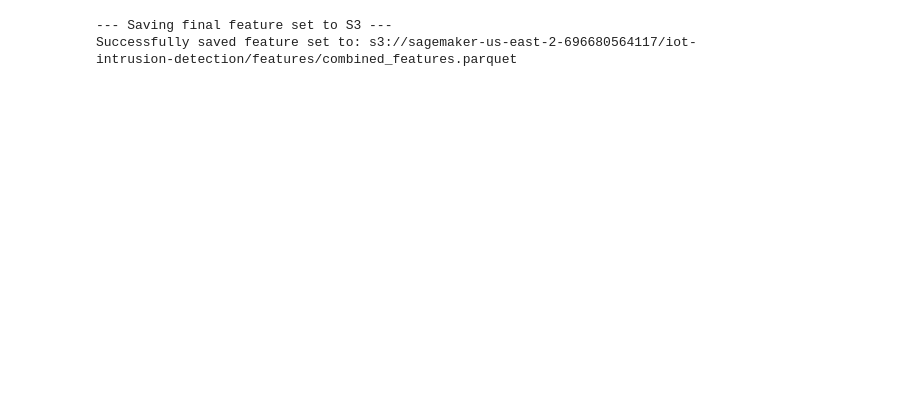
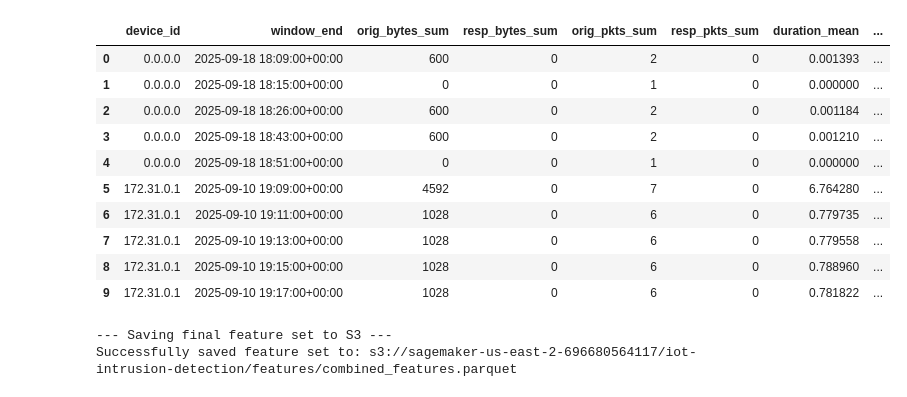
Before and after one commit to lawwmower/iot-security-AWS, a Jupyter notebook: 01-data-exploration.ipynb, the cells around one changed output. Saved outputs shown, nothing was run; the diff lists cells and outputs as text; code cells hidden in the pictures; blank space fills up the shorter version.

```diff
--- a/01-data-exploration.ipynb
+++ b/01-data-exploration.ipynb
@@ -373,0 +578,81 @@ Final feature table has 149 rows.
+# %%
+# Cell 5: Combine Zeek and Suricata Features (aligned with new columns)
+
+import pandas as pd
+import numpy as np
+
+print("--- Combining Zeek and Suricata Feature Sets ---")
+
+# 1) Normalize Zeek columns to ['device_id', 'window_end', ...]
+zf = feature_df.copy()
+z_renames = {}
+if "id.orig_h" in zf.columns: z_renames["id.orig_h"] = "device_id"
+if "ts" in zf.columns:        z_renames["ts"]        = "window_end"
+zf = zf.rename(columns=z_renames)
+
+# Ensure required columns exist
+assert "device_id" in zf.columns,  "Zeek features missing 'device_id'"
+assert "window_end" in zf.columns, "Zeek features missing 'window_end'"
+
+# Coerce Zeek window_end to UTC datetime (minute buckets)
+zf["window_end"] = pd.to_datetime(zf["window_end"], utc=True, errors="coerce")
+
+# 2) Normalize Suricata columns to ['device_id', 'window_end', 'alert_count', 'unique_alert_signatures']
+sf = suricata_features_df.copy() if 'suricata_features_df' in locals() else pd.DataFrame()
+
+if not sf.empty:
+    s_renames = {}
+    if "src_ip" in sf.columns:     s_renames["src_ip"]     = "device_id"
+    if "timestamp" in sf.columns:  s_renames["timestamp"]  = "window_end"
+    sf = sf.rename(columns=s_renames)
+
+    # Coerce Suricata window_end to UTC datetime (minute buckets)
+    if "window_end" in sf.columns:
+        sf["window_end"] = pd.to_datetime(sf["window_end"], utc=True, errors="coerce")
+
+    # Ensure alert columns exist (create if missing)
+    if "alert_count" not in sf.columns:
+        sf["alert_count"] = 0
+    if "unique_alert_signatures" not in sf.columns:
+        sf["unique_alert_signatures"] = 0
+else:
+    # Build an empty frame with expected columns for a painless merge
+    sf = pd.DataFrame(columns=["device_id", "window_end", "alert_count", "unique_alert_signatures"])
+
+# 3) Merge on device_id + window_end (left = Zeek minutes)
+combined_features_df = zf.merge(
+    sf[["device_id", "window_end", "alert_count", "unique_alert_signatures"]],
+    on=["device_id", "window_end"],
+    how="left"
+)
+
+# 4) Fill NAs for alert features and downcast dtypes
+for col in ["alert_count", "unique_alert_signatures"]:
+    if col in combined_features_df.columns:
+        combined_features_df[col] = (
+            pd.to_numeric(combined_features_df[col], errors="coerce")
+            .fillna(0)
+            .astype("int32")
+        )
+    else:
+        combined_features_df[col] = np.int32(0)
+
+# Optional: sort for readability
+combined_features_df = combined_features_df.sort_values(["device_id", "window_end"]).reset_index(drop=True)
+
+print("Successfully merged Zeek and Suricata features!")
+print(f"Final feature table has {len(combined_features_df)} rows and {combined_features_df.shape[1]} columns.")
+
+# Preview — select common training columns if present
+preview_cols = [c for c in [
+    "device_id", "window_end",
+    "orig_bytes_sum", "resp_bytes_sum",
+    "orig_pkts_sum", "resp_pkts_sum",
+    "duration_mean",
+    "unique_dest_ips", "unique_dest_ports",
+    "conn_count",
+    "alert_count", "unique_alert_signatures"
+] if c in combined_features_df.columns]
+
+display(combined_features_df[preview_cols].head(10) if preview_cols else combined_features_df.head(10))
+# %% [output]
@@ -374,3 +662,14 @@ Final feature table has 149 rows.
+|  | device_id | window_end | orig_bytes_sum | resp_bytes_sum | orig_pkts_sum | resp_pkts_sum | duration_mean | ... |
+| 0 | 0.0.0.0 | 2025-09-18 18:09:00+00:00 | 600 | 0 | 2 | 0 | 0.001393 | ... |
+| 1 | 0.0.0.0 | 2025-09-18 18:15:00+00:00 | 0 | 0 | 1 | 0 | 0.000000 | ... |
+| 2 | 0.0.0.0 | 2025-09-18 18:26:00+00:00 | 600 | 0 | 2 | 0 | 0.001184 | ... |
+| 3 | 0.0.0.0 | 2025-09-18 18:43:00+00:00 | 600 | 0 | 2 | 0 | 0.001210 | ... |
+| 4 | 0.0.0.0 | 2025-09-18 18:51:00+00:00 | 0 | 0 | 1 | 0 | 0.000000 | ... |
+| 5 | 172.31.0.1 | 2025-09-10 19:09:00+00:00 | 4592 | 0 | 7 | 0 | 6.764280 | ... |
+| 6 | 172.31.0.1 | 2025-09-10 19:11:00+00:00 | 1028 | 0 | 6 | 0 | 0.779735 | ... |
+| 7 | 172.31.0.1 | 2025-09-10 19:13:00+00:00 | 1028 | 0 | 6 | 0 | 0.779558 | ... |
+| 8 | 172.31.0.1 | 2025-09-10 19:15:00+00:00 | 1028 | 0 | 6 | 0 | 0.788960 | ... |
+| 9 | 172.31.0.1 | 2025-09-10 19:17:00+00:00 | 1028 | 0 | 6 | 0 | 0.781822 | ... |
 # %%
 # Cell 6: Save Combined Features to S3
 import sagemaker
```
Also changed, not shown: parts of 11 cells of this notebook, 3 other files.
